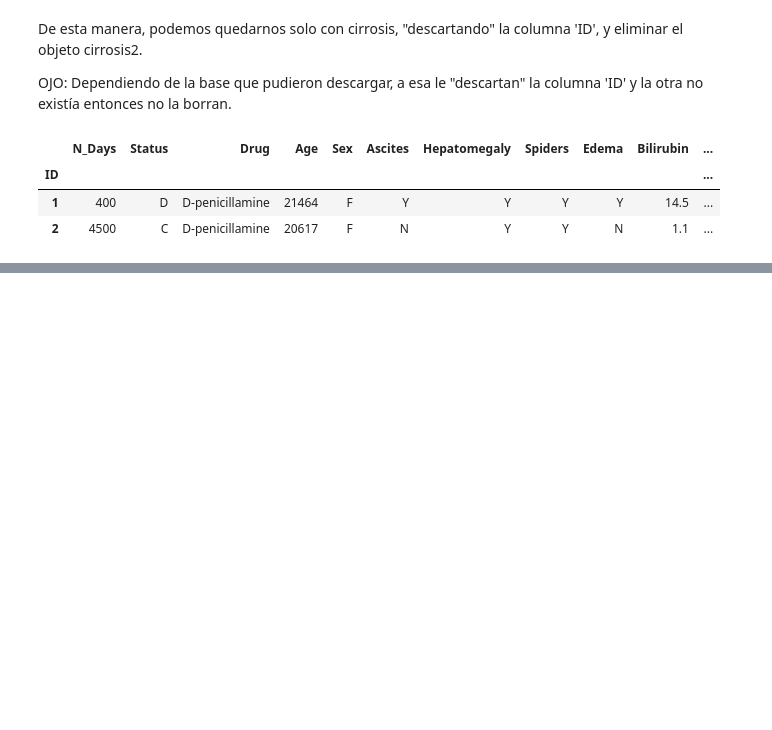
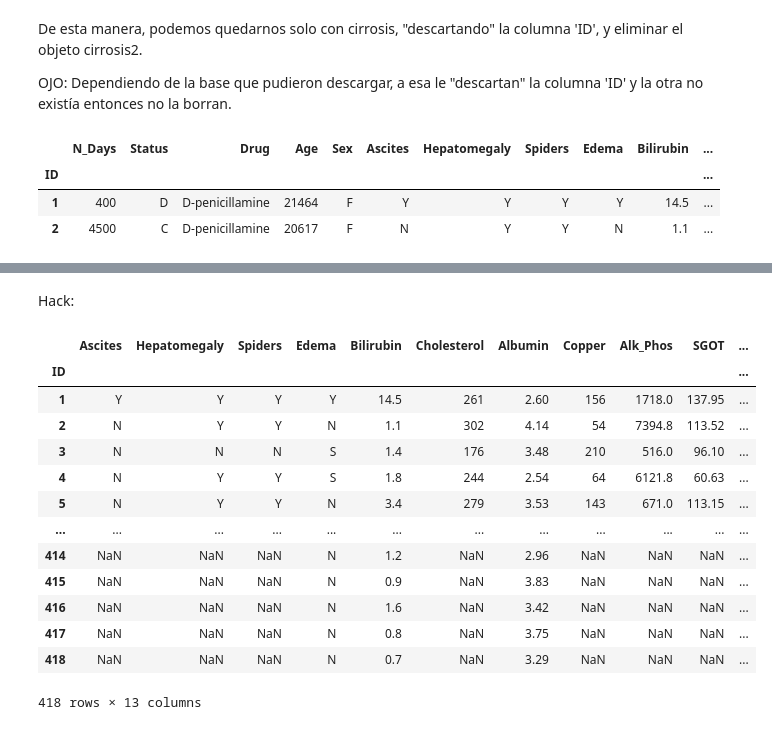
Before and after one commit to chaffrey8/DMEMCDM1, a Jupyter notebook: python/cirrosis.ipynb, the cells around one changed output, grey strips where cells are left out. Drawn from its saved outputs; the diff is of its cells as text; code cells hidden in the pictures; blank space fills up the shorter version.

```diff
--- a/python/cirrosis.ipynb
+++ b/python/cirrosis.ipynb
@@ -200,0 +394,22 @@ cirrhosis_patient_survival_prediction.data.original.shape
+# %% [markdown]
+Hack:
+# %%
+cirrosis[[
+    'Ascites', 'Hepatomegaly', 'Spiders', 'Edema', 'Bilirubin',
+    'Cholesterol', 'Albumin', 'Copper', 'Alk_Phos', 'SGOT', 'Tryglicerides', 'Platelets', 'Prothrombin'
+]]
+# %% [output]
+|  | Ascites | Hepatomegaly | Spiders | Edema | Bilirubin | Cholesterol | Albumin | Copper | Alk_Phos | SGOT | ... |
+| ID |  |  |  |  |  |  |  |  |  |  | ... |
+| 1 | Y | Y | Y | Y | 14.5 | 261 | 2.60 | 156 | 1718.0 | 137.95 | ... |
+| 2 | N | Y | Y | N | 1.1 | 302 | 4.14 | 54 | 7394.8 | 113.52 | ... |
+| 3 | N | N | N | S | 1.4 | 176 | 3.48 | 210 | 516.0 | 96.10 | ... |
+| 4 | N | Y | Y | S | 1.8 | 244 | 2.54 | 64 | 6121.8 | 60.63 | ... |
+| 5 | N | Y | Y | N | 3.4 | 279 | 3.53 | 143 | 671.0 | 113.15 | ... |
+| ... | ... | ... | ... | ... | ... | ... | ... | ... | ... | ... | ... |
+| 414 | NaN | NaN | NaN | N | 1.2 | NaN | 2.96 | NaN | NaN | NaN | ... |
+| 415 | NaN | NaN | NaN | N | 0.9 | NaN | 3.83 | NaN | NaN | NaN | ... |
+| 416 | NaN | NaN | NaN | N | 1.6 | NaN | 3.42 | NaN | NaN | NaN | ... |
+| 417 | NaN | NaN | NaN | N | 0.8 | NaN | 3.75 | NaN | NaN | NaN | ... |
+| 418 | NaN | NaN | NaN | N | 0.7 | NaN | 3.29 | NaN | NaN | NaN | ... |
+418 rows × 13 columns
```
Also changed, not shown: parts of 73 cells of this notebook.
